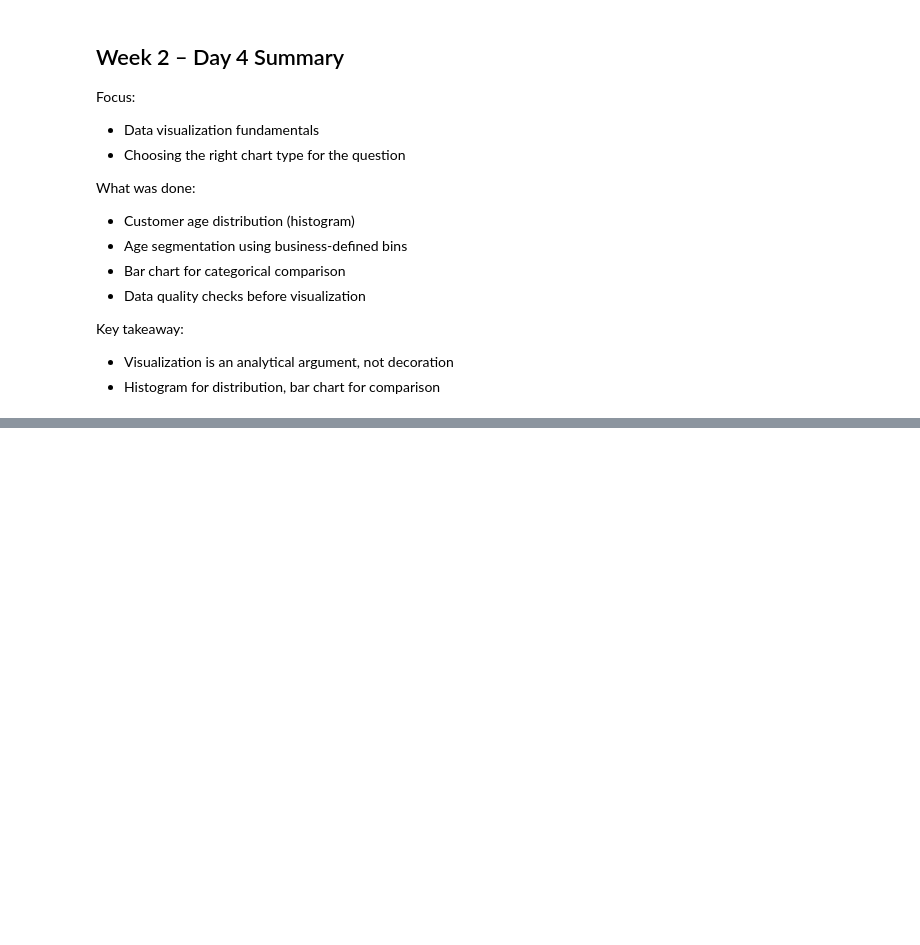
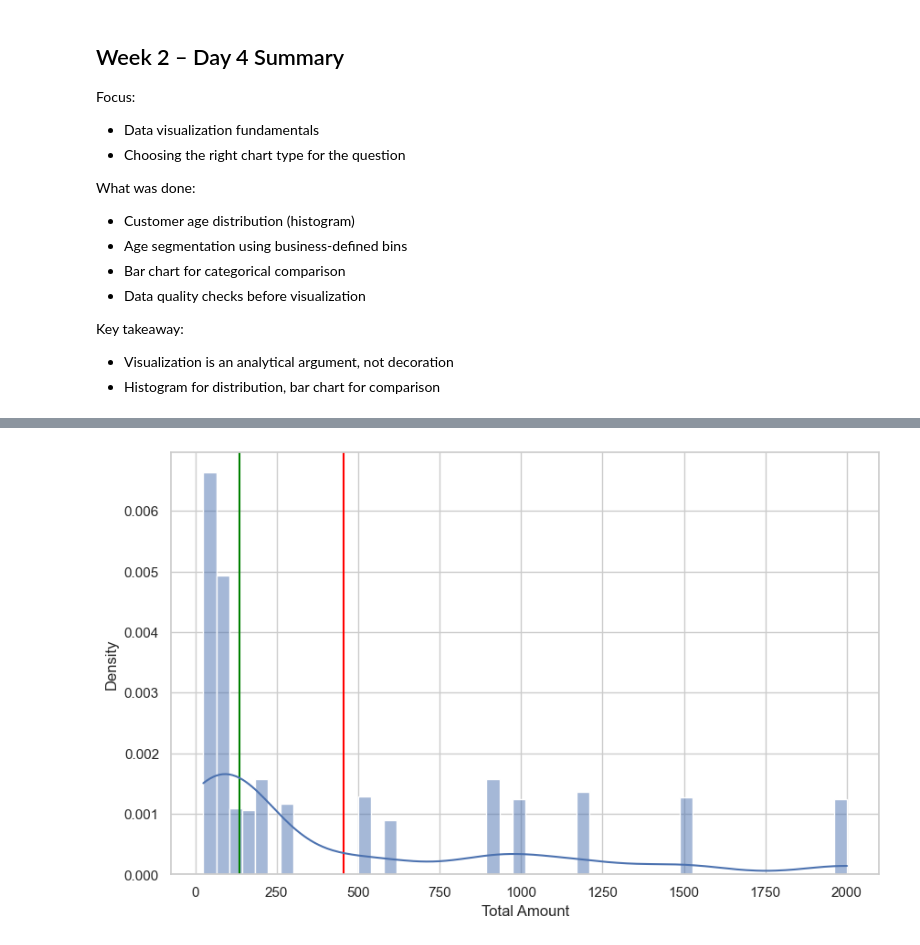
Before and after one commit to Prospis/My-way-to-DA-DS, a Jupyter notebook: Week_2/Python/week_02_day_04-05.ipynb, the cells around one changed output, grey strips where cells are left out. Cells and saved outputs as stored; diff of their text form; code cells hidden in the pictures; blank space fills up the shorter version.

```diff
--- a/Week_2/Python/week_02_day_04-05.ipynb
+++ b/Week_2/Python/week_02_day_04-05.ipynb
@@ -667,0 +673,12 @@ Key takeaway:
+# %%
+#style 'whitegrid'
+sns.set_theme(style='whitegrid')
+#creat fihure
+plt.figure(figsize=(10,6))
+x = df['Total Amount']
+plt.axvline(df['Total Amount'].mean(), color = 'red')
+plt.axvline(df['Total Amount'].median(), color= 'green')
+sns.histplot(x, bins=50, kde=True, stat='density')
+plt.show()
+# %% [output]
+[figure, added]
```
Also changed, not shown: parts of 9 cells of this notebook, 1 other file.
